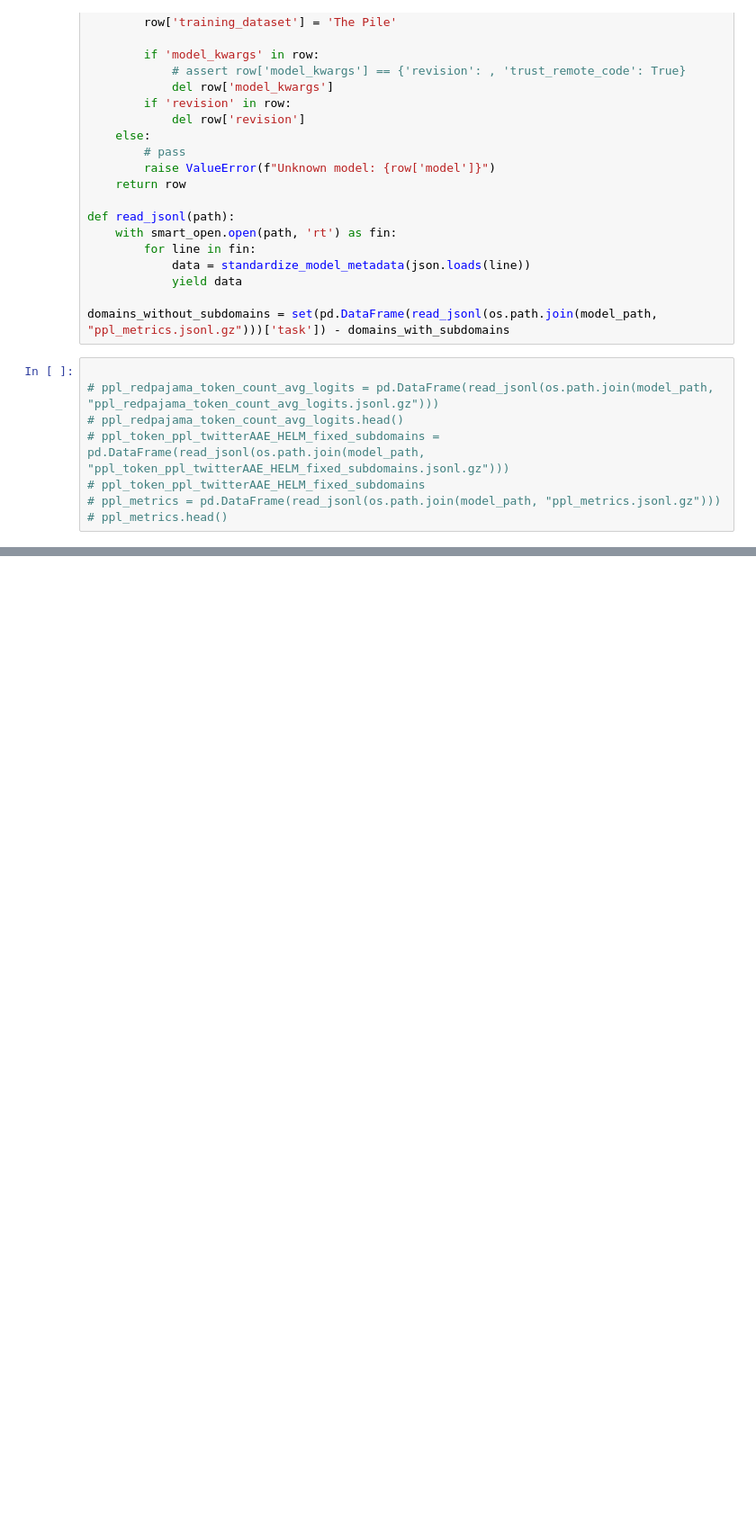
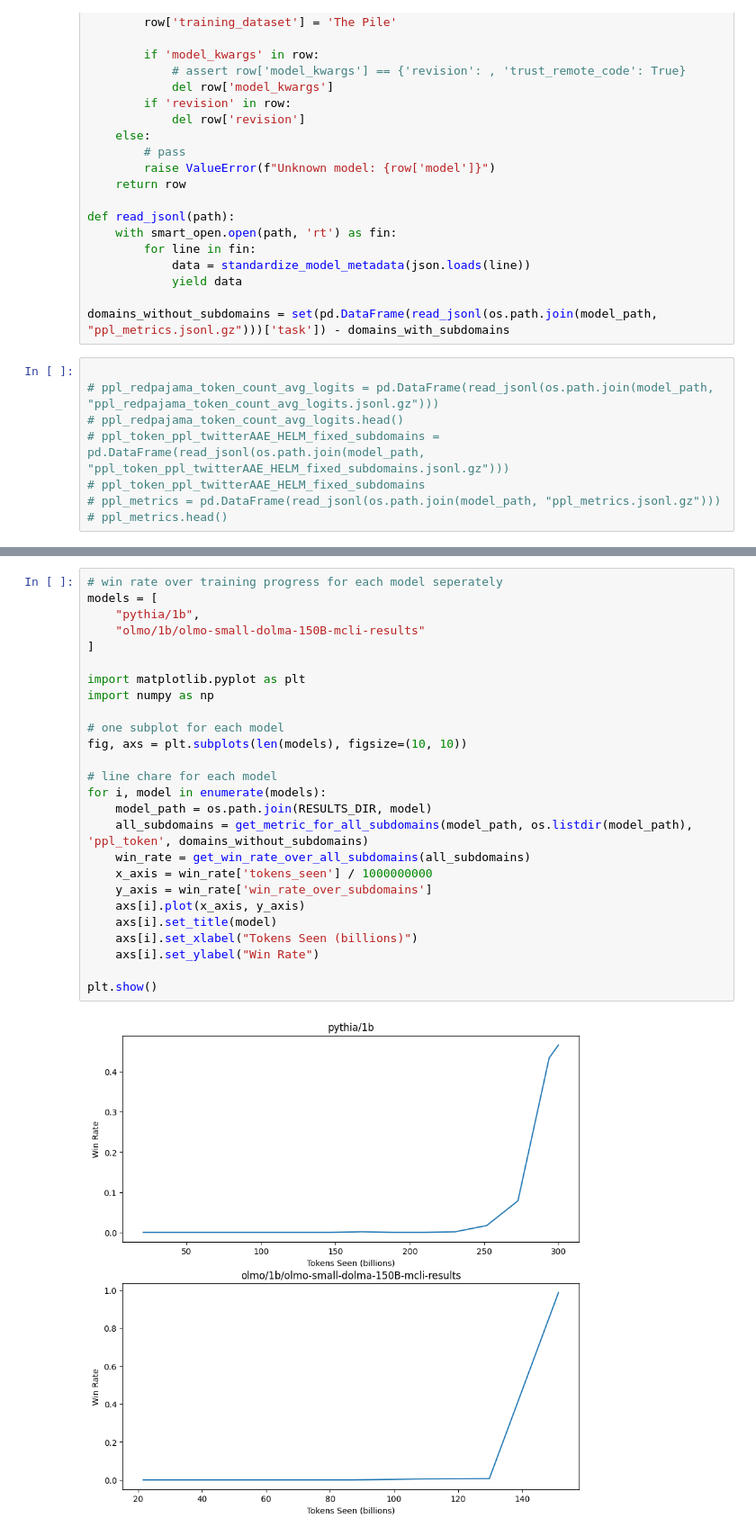
Before and after one commit to allenai/OLMo-Eval, a Jupyter notebook: notebooks/perplexity_suite_paper_visualizations.ipynb.ipynb, the cells around one changed output, grey strips where cells are left out. Shown at 90% size. Cells and saved outputs as stored; diff of their text form; blank space fills up the shorter version.

```diff
--- a/notebooks/perplexity_suite_paper_visualizations.ipynb.ipynb
+++ b/notebooks/perplexity_suite_paper_visualizations.ipynb.ipynb
@@ -214 +304,29 @@ plt.show()
+# %%
+# win rate over training progress for each model seperately
+models = [
+    "pythia/1b",
+    "olmo/1b/olmo-small-dolma-150B-mcli-results"
+]
+
+import matplotlib.pyplot as plt
+import numpy as np
+
+# one subplot for each model
+fig, axs = plt.subplots(len(models), figsize=(10, 10))
+
+# line chare for each model
+for i, model in enumerate(models):
+    model_path = os.path.join(RESULTS_DIR, model)
+    all_subdomains = get_metric_for_all_subdomains(model_path, os.listdir(model_path), 'ppl_token', domains_without_subdomains)
+    win_rate = get_win_rate_over_all_subdomains(all_subdomains)
+    x_axis = win_rate['tokens_seen'] / 1000000000
+    y_axis = win_rate['win_rate_over_subdomains']
+    axs[i].plot(x_axis, y_axis)
+    axs[i].set_title(model)
+    axs[i].set_xlabel("Tokens Seen (billions)")
+    axs[i].set_ylabel("Win Rate")
+
+plt.show()
+# %% [output]
+[figure, added]
 # %%
```
Also changed, not shown: parts of 7 cells of this notebook.
